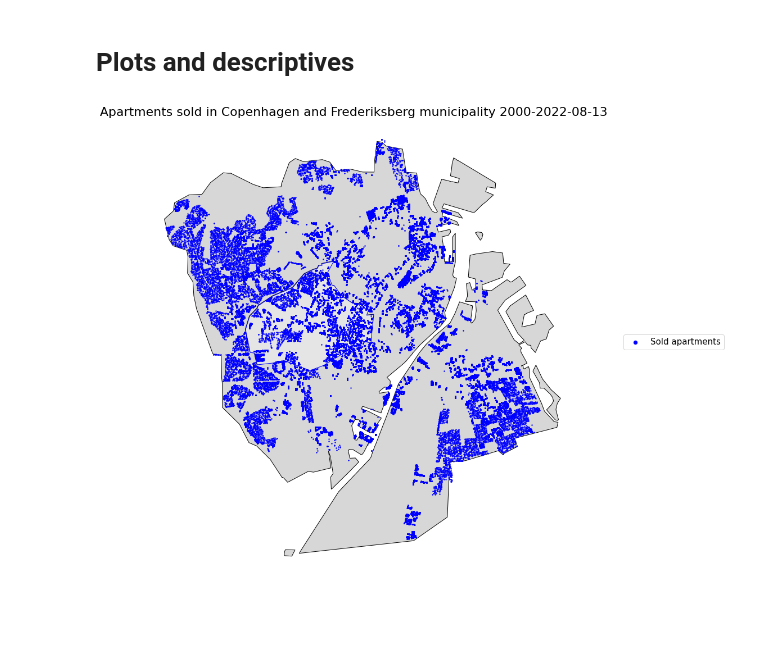
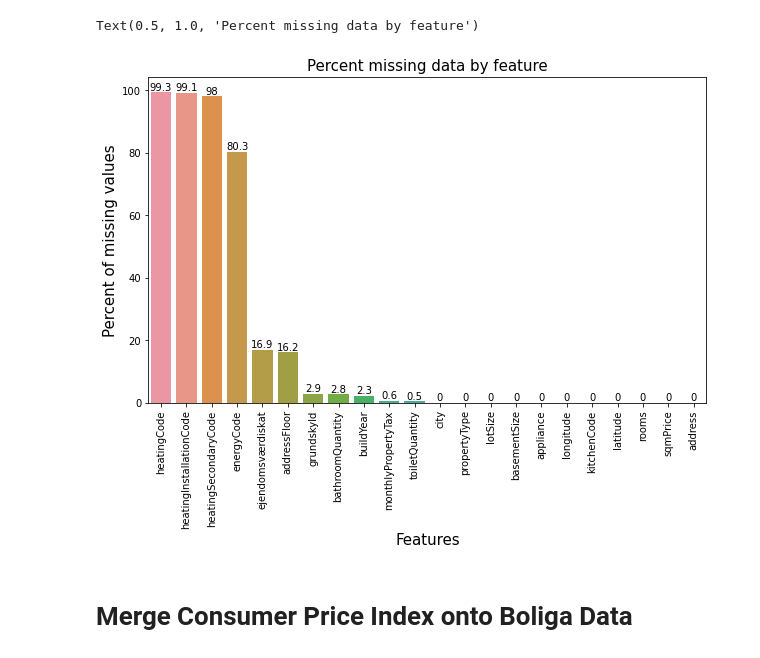
Before and after one commit to yapicikerem/ISDS_G9, a Jupyter notebook: data_analysis.ipynb, the cells around one changed output. Saved outputs shown, nothing was run; the diff lists cells and outputs as text; code cells hidden in the pictures; blank space fills up the shorter version.

Commit message:
Merged with Kerem & HC

```diff
--- a/data_analysis.ipynb
+++ b/data_analysis.ipynb
@@ -137,9 +130,3 @@ houses
 
 # bbr.to_parquet('df.parquet1.gzip',
 #               compression='gzip')
-# %%
-bbr = pd.read_parquet('df.parquet.gzip')
-unpack_values = ['bbrInfoBox', 'unitInfo']
-for i in unpack_values:
-    bbr = pd.concat([bbr, bbr[i].apply(ast.literal_eval).apply(pd.Series)], axis=1)
-bbr = bbr.drop(unpack_values, axis=1)
@@ -196,36 +132,0 @@ geo_houses
-# %% [markdown]
-# Plots and descriptives
-# %%
-url = "https://raw.githubusercontent.com/ok-dk/dagi/master/geojson/kommuner.geojson"
-kommuner = gpd.read_file(url)
-kommuner.to_crs('epsg:25832', inplace=True) # this epsg code uses meters as unit measure
-kommuner.columns = kommuner.columns.str.lower()
-cph = kommuner[kommuner.komnavn.isin(['København'])].copy() # Store polygons for cph
-frb = kommuner[kommuner.komnavn.isin(['Frederiksberg'])].copy() # Store polygons for frb
-
-
-fig, ax = plt.subplots(figsize=(20, 15))
-
-#cph municipality
-cph.plot(color='#d7d7d7',edgecolor='black', ax=ax, label = "CPH Municipality")
-
-#frb municipality
-frb.plot(color='#e5e5e5', edgecolor='blue',  ax=ax, label = "FRB Municipality")
-
-#plot houseprices
-geo_houses.plot(ax=ax, color = "blue", markersize=2,  label = "Sold apartments")
-
-
-#narrow xlim
-ax.set_xlim([716000, 730000])
-ax.set_axis_off()
-ax.set_title(f'Apartments sold in Copenhagen and Frederiksberg municipality {year_from}-{date.today()}', fontsize=22)
-
-#handle legend
-lgnd = fig.legend(loc=7, ncol=1, fontsize = 15)
-lgnd.legendHandles[0]._sizes = [40]
-
-
-fig.subplots_adjust(right=0.95)
-# %% [output]
-[figure, removed]
@@ -231,0 +152,35 @@ fig.subplots_adjust(right=0.95)
+# %%
+houses = pd.read_parquet('houses_merged.gzip')
+
+# Converting column types automatically
+houses.convert_dtypes().dtypes
+
+# Remove duplicate addresses
+houses.drop_duplicates(subset=['address'], keep='first')
+
+# Replace missings with NaN's
+houses.replace('-', np.NaN, inplace=True)
+# Check relevant columns for zero values
+zero_columns = ['buildYear', 'ejendomsværdiskat', 'grundskyld', 'monthlyPropertyTax','toiletQuantity', 'bathroomQuantity']
+# Assume zeros are missing values and convert to NaN's
+houses[zero_columns] = houses[zero_columns].replace({'0':np.nan, 0:np.nan})
+
+# This way, we can count the number of missing values per column;
+houses.isnull().sum()
+
+# As a share of total
+shares = houses.isnull().sum(axis=0) * 100 / len(houses)
+shares = shares.round(decimals=1).sort_values(ascending=False).to_dict()
+
+# Plot shares of missing values
+f, ax = plt.subplots(figsize=(10, 6))
+plt.xticks(rotation='90')
+sns.barplot(x = list(shares.keys()), y = list(shares.values()))
+for i in ax.containers:
+    ax.bar_label(i,)
+plt.xlabel('Features', fontsize=15)
+plt.ylabel('Percent of missing values', fontsize=15)
+plt.title('Percent missing data by feature', fontsize=15)
+# %% [output]
+Text(0.5, 1.0, 'Percent missing data by feature')
+[figure, added]
@@ -231,0 +198,2 @@ fig.subplots_adjust(right=0.95)
+# %% [markdown]
+# Merge Consumer Price Index onto Boliga Data
```
Also changed, not shown: parts of 113 cells of this notebook, 1 other file.
